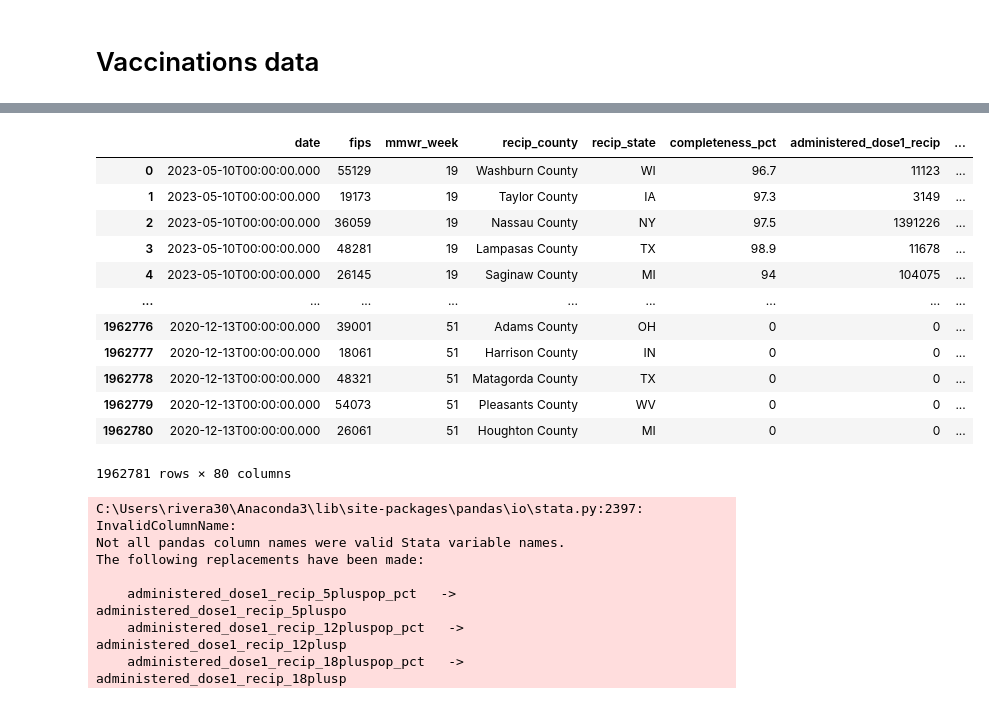
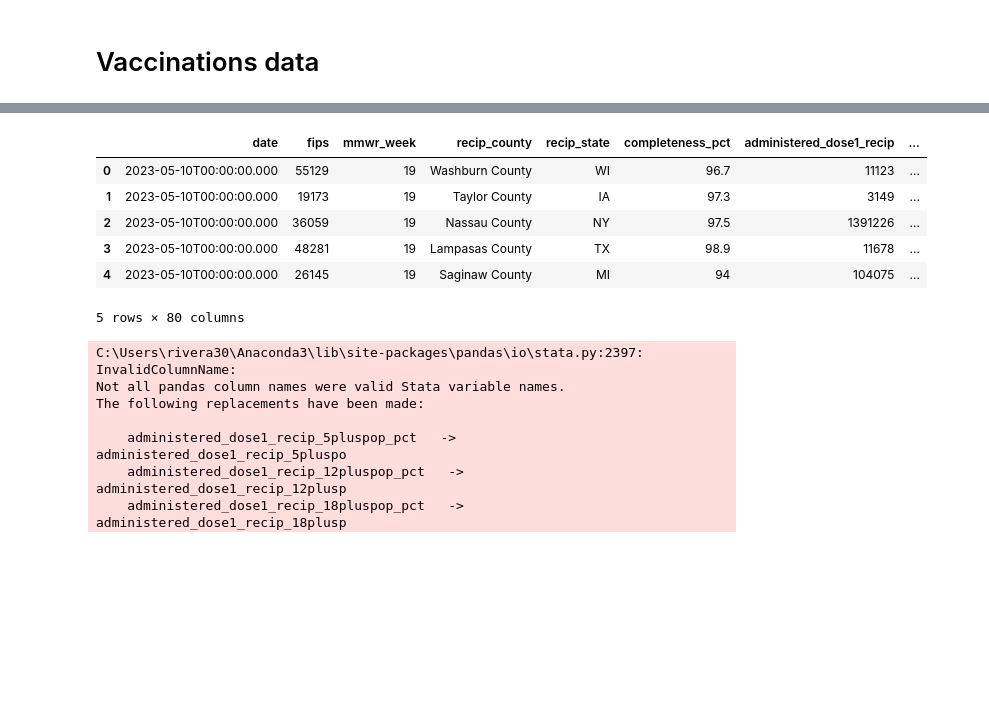
Before and after one commit to ariadnerivera/EvictionMoratoria_OD, a Jupyter notebook: code/00j_vaccinations_communitytransmission.ipynb, the cells around one changed output, grey strips where cells are left out. Saved outputs shown, nothing was run; the diff lists cells and outputs as text; code cells hidden in the pictures; blank space fills up the shorter version.

```diff
--- a/code/00j_covidhospitalizations_vaccinations_communitytransmission.ipynb
+++ b/code/00j_vaccinations_communitytransmission.ipynb
@@ -219,21 +68,15 @@ client.close()
 # %%
 vacccines = pd.DataFrame.from_records(results)
 # %%
-vacccines
+vacccines.head()
 # %% [output]
 |  | date | fips | mmwr_week | recip_county | recip_state | completeness_pct | administered_dose1_recip | ... |
 | 0 | 2023-05-10T00:00:00.000 | 55129 | 19 | Washburn County | WI | 96.7 | 11123 | ... |
 | 1 | 2023-05-10T00:00:00.000 | 19173 | 19 | Taylor County | IA | 97.3 | 3149 | ... |
 | 2 | 2023-05-10T00:00:00.000 | 36059 | 19 | Nassau County | NY | 97.5 | 1391226 | ... |
 | 3 | 2023-05-10T00:00:00.000 | 48281 | 19 | Lampasas County | TX | 98.9 | 11678 | ... |
 | 4 | 2023-05-10T00:00:00.000 | 26145 | 19 | Saginaw County | MI | 94 | 104075 | ... |
-| ... | ... | ... | ... | ... | ... | ... | ... | ... |
-| 1962776 | 2020-12-13T00:00:00.000 | 39001 | 51 | Adams County | OH | 0 | 0 | ... |
-| 1962777 | 2020-12-13T00:00:00.000 | 18061 | 51 | Harrison County | IN | 0 | 0 | ... |
-| 1962778 | 2020-12-13T00:00:00.000 | 48321 | 51 | Matagorda County | TX | 0 | 0 | ... |
-| 1962779 | 2020-12-13T00:00:00.000 | 54073 | 51 | Pleasants County | WV | 0 | 0 | ... |
-| 1962780 | 2020-12-13T00:00:00.000 | 26061 | 51 | Houghton County | MI | 0 | 0 | ... |
-1962781 rows × 80 columns
+5 rows × 80 columns
 # %%
 #vacccines.to_csv(fp+"/2_intermediate/"+"vaccinations_dec2020_may2023"+".csv")
 
```
Also changed, not shown: parts of 33 cells of this notebook, 14 other files.
